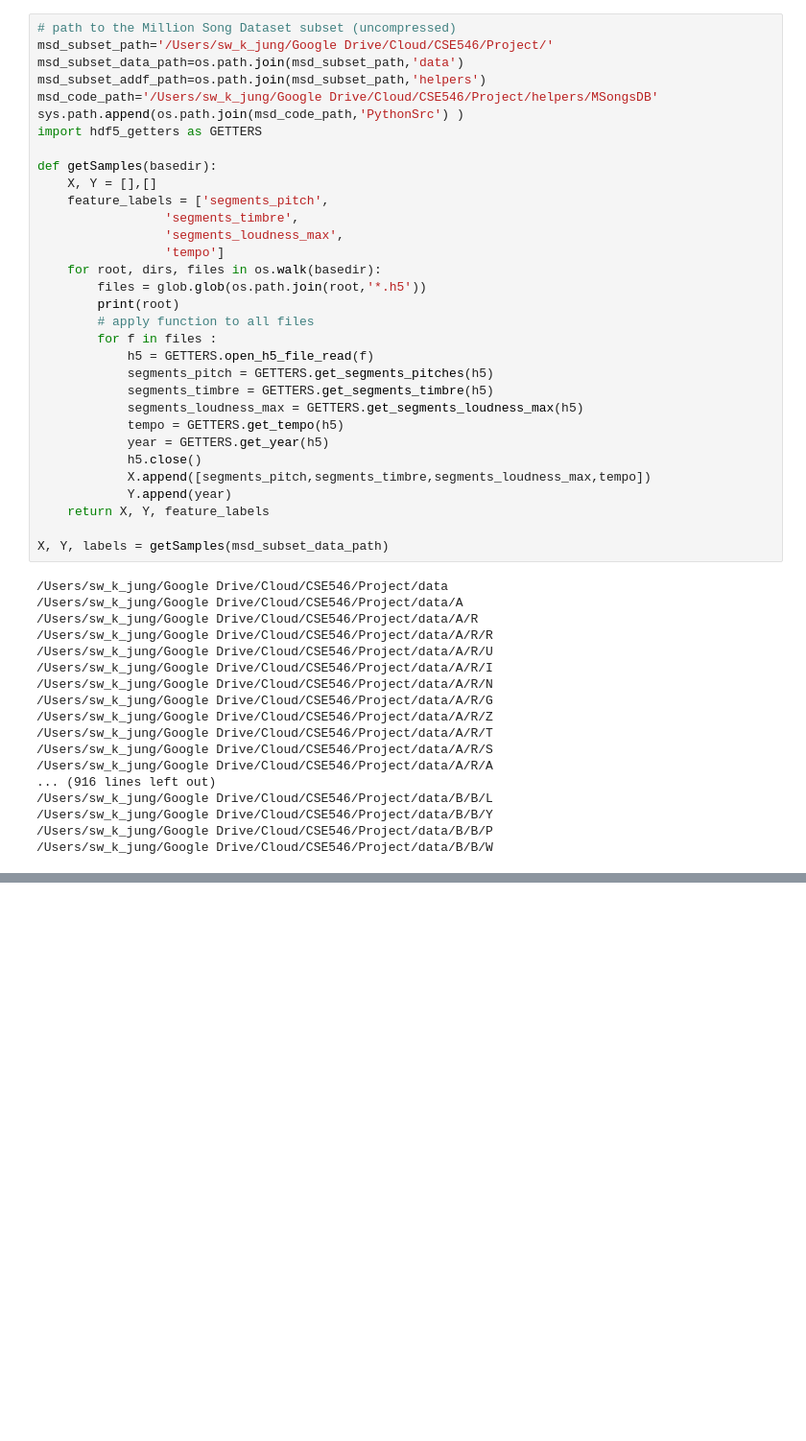
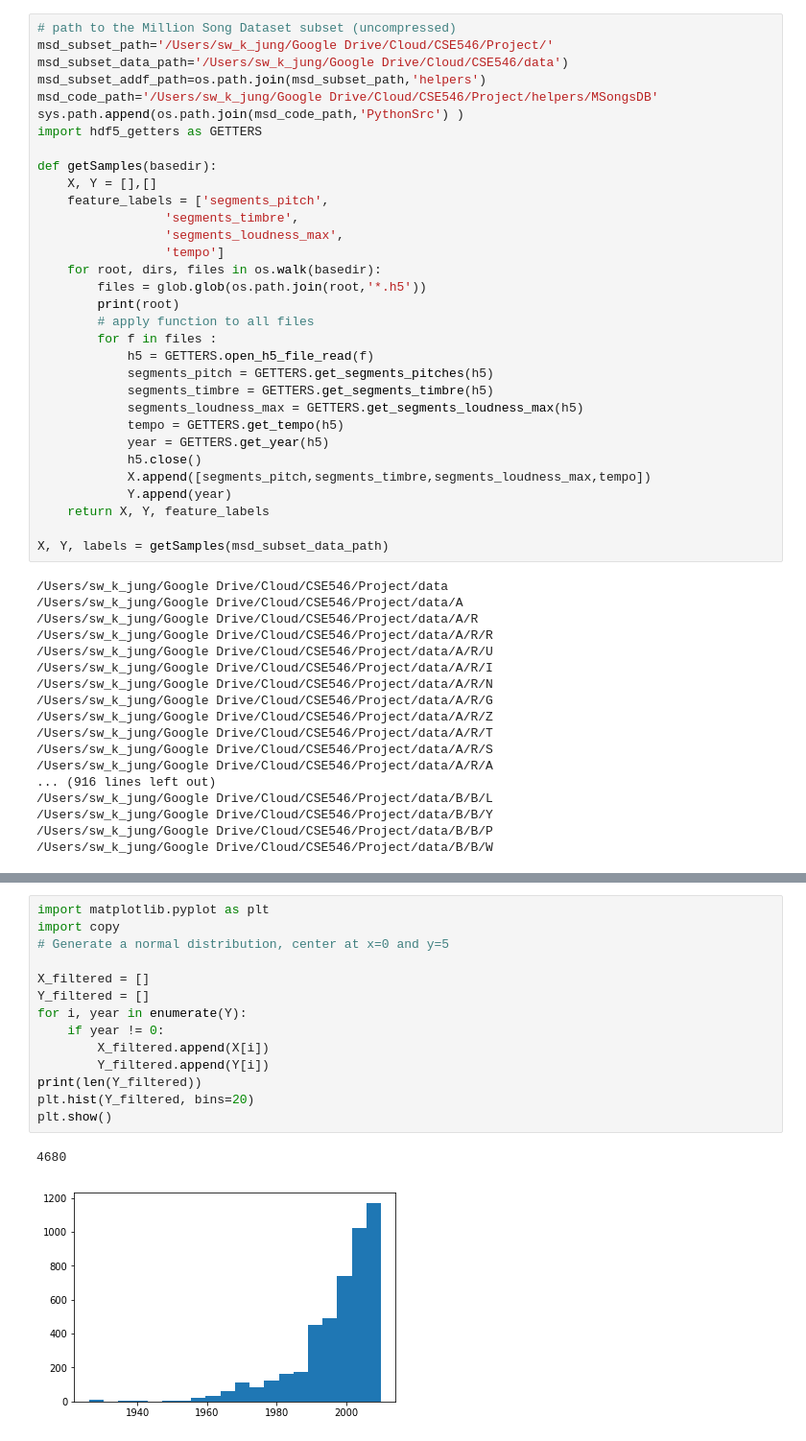
Before and after one commit to katejung/CSE546MSD, a Jupyter notebook: Kate/Preprocessing.ipynb, the cells around one changed output, grey strips where cells are left out. Shown at 96% size. Saved outputs shown, nothing was run; the diff lists cells and outputs as text; blank space fills up the shorter version.

Commit message:
filter

```diff
--- a/Kate/Preprocessing.ipynb
+++ b/Kate/Preprocessing.ipynb
@@ -9,7 +9,7 @@ import numpy as np
 # %%
 # path to the Million Song Dataset subset (uncompressed)
 msd_subset_path='/Users/sw_k_jung/Google Drive/Cloud/CSE546/Project/'
-msd_subset_data_path=os.path.join(msd_subset_path,'data')
+msd_subset_data_path='/Users/sw_k_jung/Google Drive/Cloud/CSE546/data')
 msd_subset_addf_path=os.path.join(msd_subset_path,'helpers')
 msd_code_path='/Users/sw_k_jung/Google Drive/Cloud/CSE546/Project/helpers/MSongsDB'
 sys.path.append(os.path.join(msd_code_path,'PythonSrc') )
@@ -58,0 +65,17 @@ X, Y, labels = getSamples(msd_subset_data_path)
+# %%
+import matplotlib.pyplot as plt
+import copy
+# Generate a normal distribution, center at x=0 and y=5
+
+X_filtered = []
+Y_filtered = []
+for i, year in enumerate(Y):
+    if year != 0:
+        X_filtered.append(X[i])
+        Y_filtered.append(Y[i])
+print(len(Y_filtered))
+plt.hist(Y_filtered, bins=20)
+plt.show()
+# %% [output]
+4680
+[figure, added]
```
Also changed, not shown: parts of 1 cell of this notebook.
